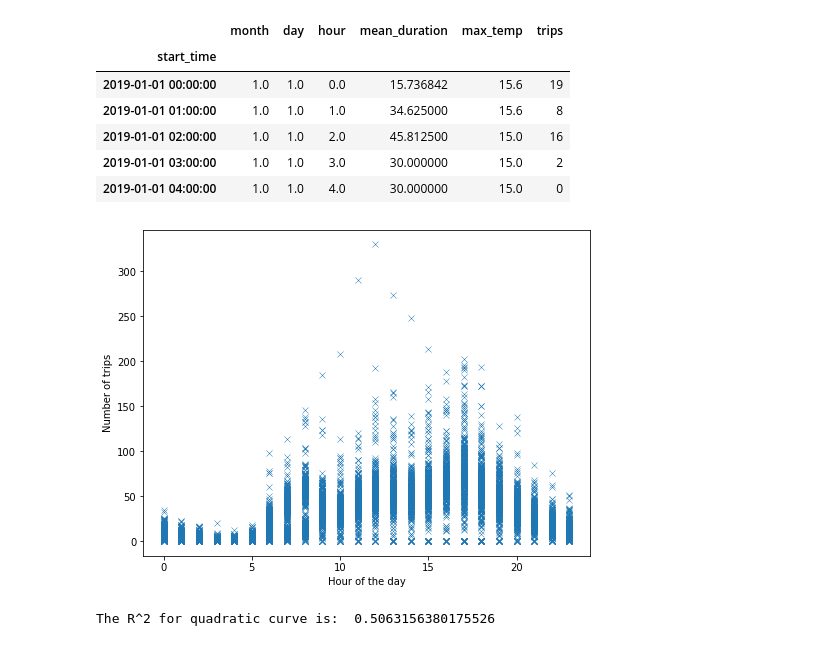
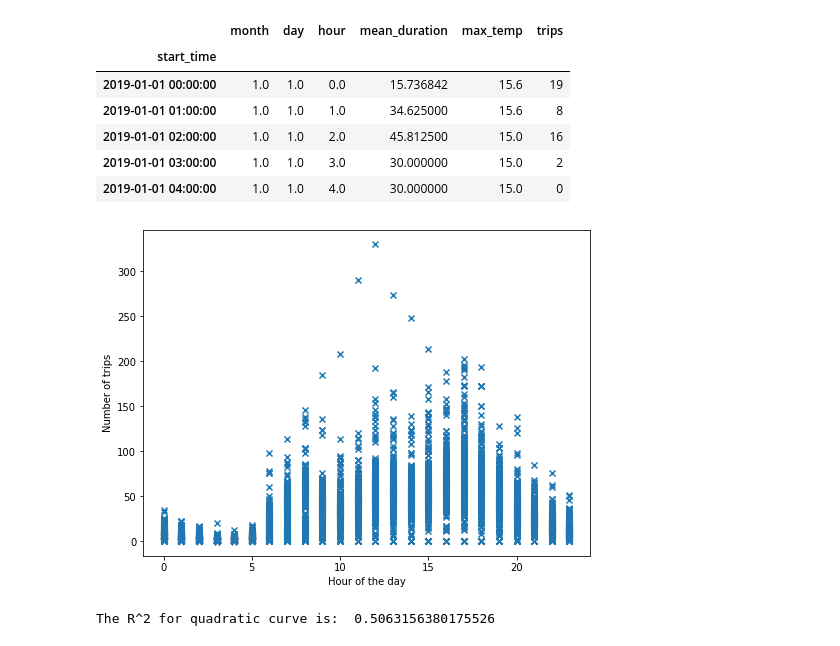
Before and after one commit to lzaruchas/grosse_maedchengruppe_AA2022, a Jupyter notebook: Steffis_Workspace/poly_regression_hour.ipynb, the cells around one changed output. Cells and saved outputs as stored; diff of their text form; code cells hidden in the pictures.

```diff
--- a/Steffis_Workspace/poly_regression_hour.ipynb
+++ b/Steffis_Workspace/poly_regression_hour.ipynb
@@ -59,12 +57,13 @@ feature_data.head()
 # %%
 # non-linear relationship
 plt.figure(figsize=(8,6))
-sns.scatterplot(data=feature_data, x="hour", y="trips", marker="x")
+#sns.scatterplot(data=feature_data, x="hour", y="trips", marker="x")
+plt.scatter(feature_data["hour"], feature_data["trips"], marker='x')
 plt.xlabel("Hour of the day")
 plt.ylabel("Number of trips")
 plt.show()
 # %% [output]
-[figure, old version]
+[figure, new version]
 # %%
 def plot_Poly_regression(X,Y,d):
 
```
Also changed, not shown: parts of 5 cells of this notebook.
